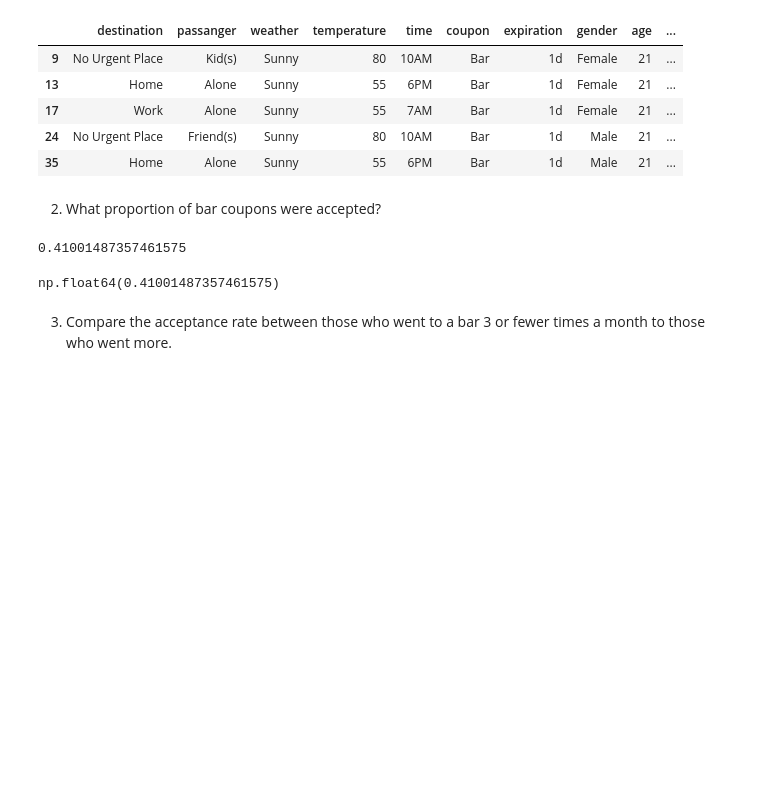
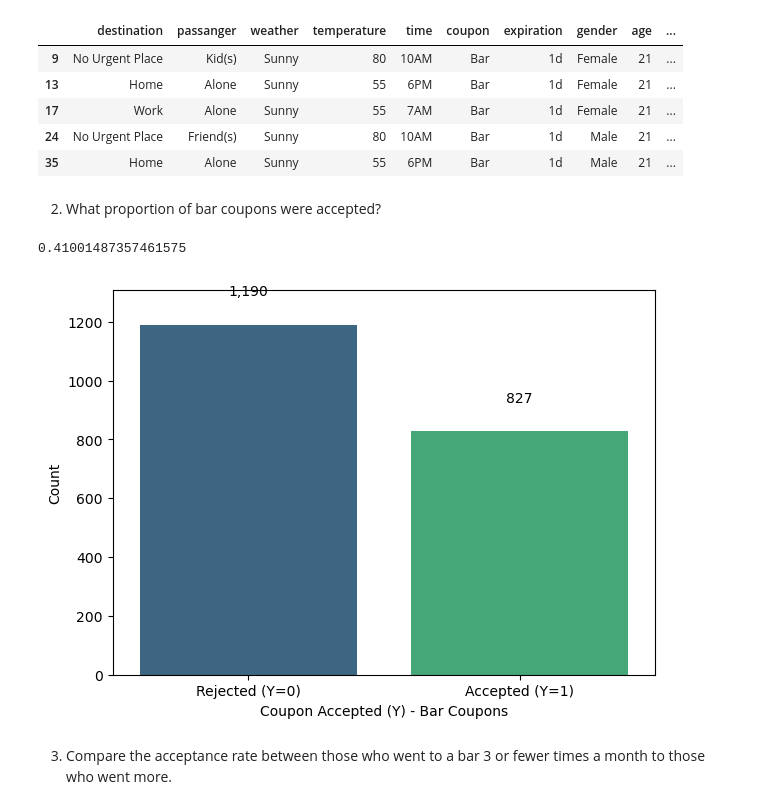
Before and after one commit to karthikmurs/coupon_analyzer, a Jupyter notebook: prompt.ipynb, the cells around one changed output. Saved outputs shown, nothing was run; the diff lists cells and outputs as text; code cells hidden in the pictures; blank space fills up the shorter version.

```diff
--- a/prompt.ipynb
+++ b/prompt.ipynb
@@ -242,11 +303,12 @@ bar_coupons_data.head()
 # %%
 # Percentage of records that chose to accept the coupon
 bar_accept_percentage = bar_coupons_data[bar_coupons_data.Y == 1].Y.count() / bar_coupons_data.Y.count()
 print(bar_accept_percentage)
 bar_coupons_data['Y'].mean()
+coupon_accepted_barplot(bar_coupons_data, 'Coupon Accepted (Y)', 'Count', 'Bar Coupons', False)
 # %% [output]
 0.41001487357461575
-np.float64(0.41001487357461575)
+[figure, added]
 # %% [markdown]
 3. Compare the acceptance rate between those who went to a bar 3 or fewer times a month to those who went more.
 # %%
```
Also changed, not shown: parts of 8 cells of this notebook, 3 other files.
